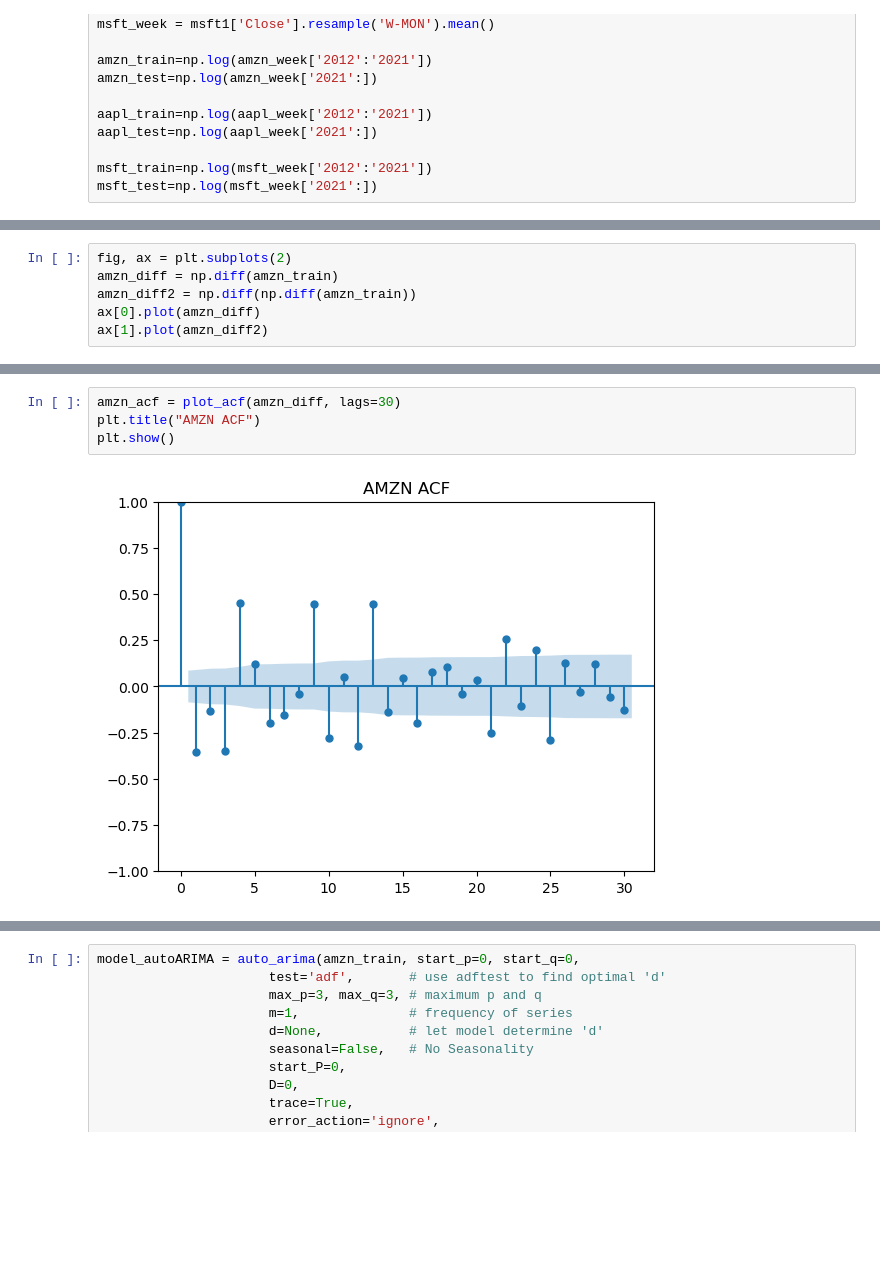
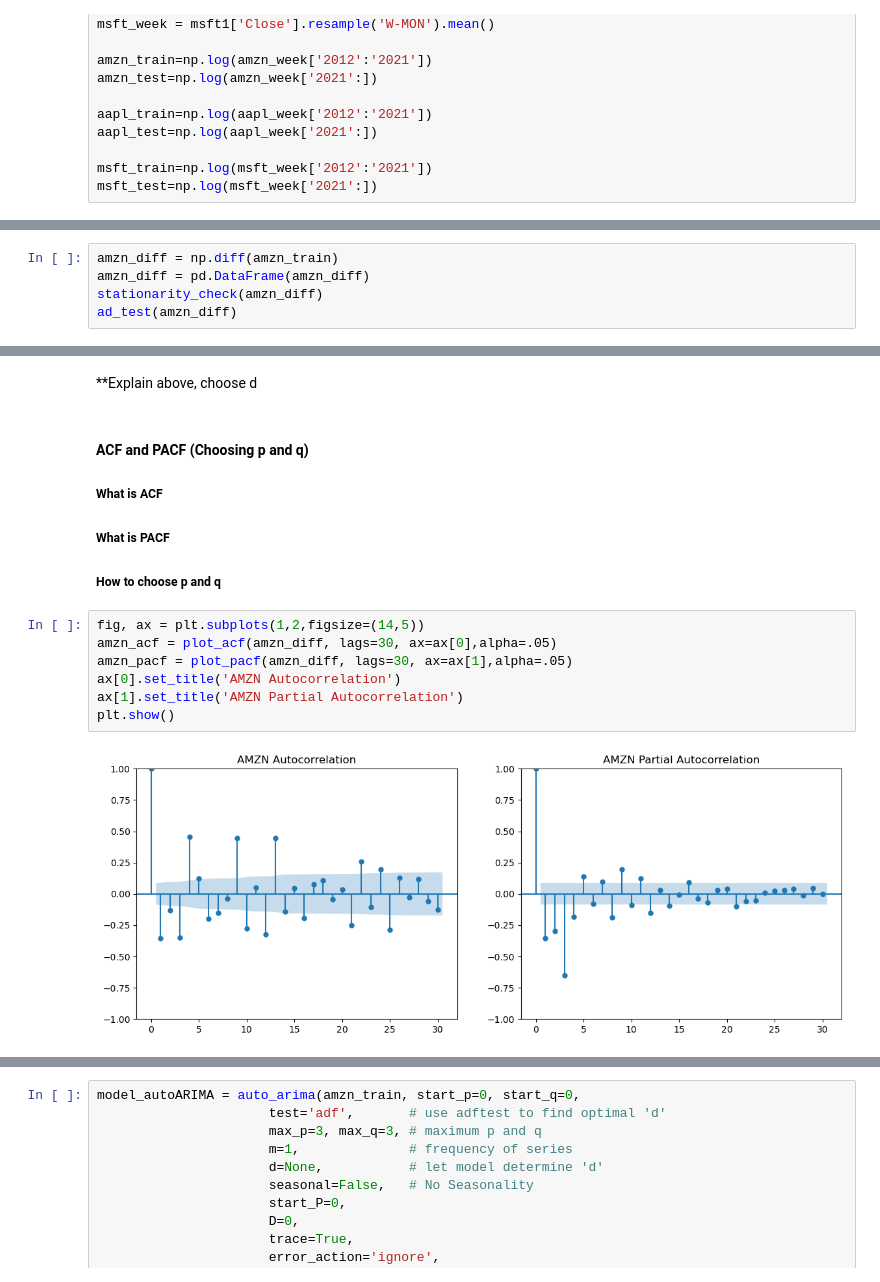
Before and after one commit to eahn01/Stock-Market-Analysis-ahn-liu-econ323, a Jupyter notebook: analysis.ipynb, the cells around one changed output, grey strips where cells are left out. Saved outputs shown, nothing was run; the diff lists cells and outputs as text; blank space fills up the shorter version.

```diff
--- a/analysis.ipynb
+++ b/analysis.ipynb
@@ -411,7 +451,6 @@ plt.show()
 # %%
-fig, ax = plt.subplots(2)
 amzn_diff = np.diff(amzn_train)
-amzn_diff2 = np.diff(np.diff(amzn_train))
-ax[0].plot(amzn_diff)
-ax[1].plot(amzn_diff2)
+amzn_diff = pd.DataFrame(amzn_diff)
+stationarity_check(amzn_diff)
+ad_test(amzn_diff)
 # %% [output]
@@ -420,6 +459,16 @@ ax[1].plot(amzn_diff2)
+# %% [markdown]
+**Explain above, choose d
+# %% [markdown]
+#### ACF and PACF (Choosing p and q)
+##### What is ACF
+##### What is PACF
+##### How to choose p and q
 # %%
-amzn_acf = plot_acf(amzn_diff, lags=30)
-plt.title("AMZN ACF")
+fig, ax = plt.subplots(1,2,figsize=(14,5))
+amzn_acf = plot_acf(amzn_diff, lags=30, ax=ax[0],alpha=.05)
+amzn_pacf = plot_pacf(amzn_diff, lags=30, ax=ax[1],alpha=.05)
+ax[0].set_title('AMZN Autocorrelation')
+ax[1].set_title('AMZN Partial Autocorrelation')
 plt.show()
 # %% [output]
-[figure, old version]
+[figure, new version]
```
Also changed, not shown: parts of 40 cells of this notebook.
